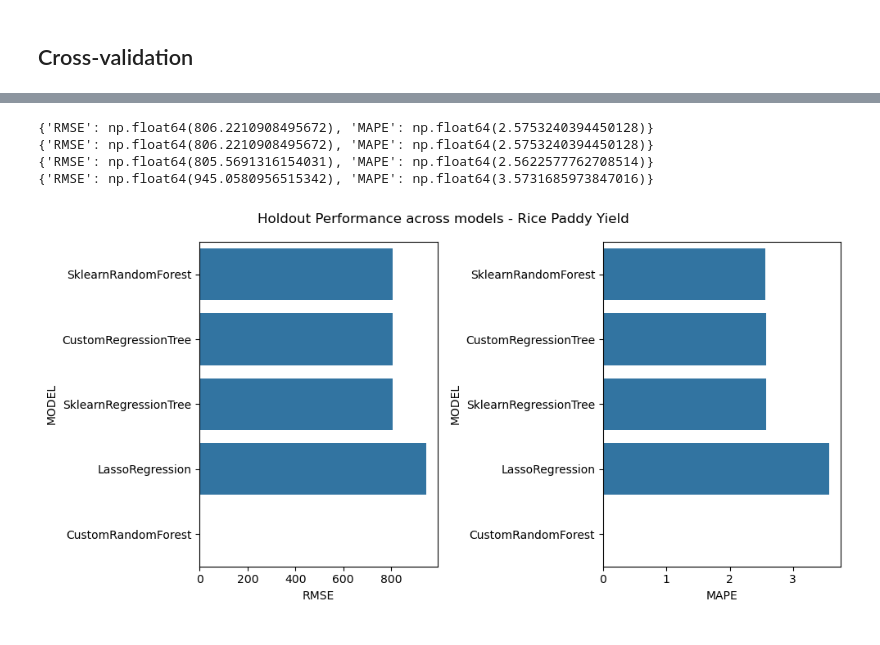
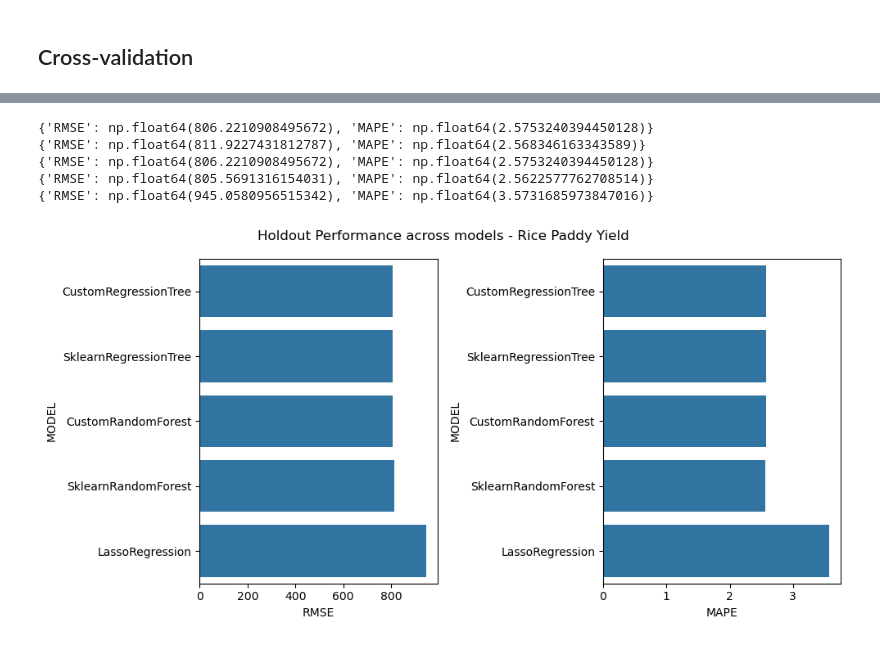
Before and after one commit to c71qu3/ml, a Jupyter notebook: assignment_2/notebooks/RicePaddyModeling.ipynb, the cells around one changed output, grey strips where cells are left out. Cells and saved outputs as stored; diff of their text form; code cells hidden in the pictures.

```diff
--- a/assignment_2/notebooks/RicePaddyModeling.ipynb
+++ b/assignment_2/notebooks/RicePaddyModeling.ipynb
@@ -605,6 +527,16 @@ custom_reg_tree_preds = custom_reg_tree_model.predict(X_test)
 custom_reg_tree_metrics = get_scores(reals=y_test, preds=custom_reg_tree_preds)
 print(custom_reg_tree_metrics)
 
+# Custom Random Forest
+params = {"max_depth":4,"min_samples_split":2}
+model = "CUSTOM_RANDOM_FOREST"
+model_name = create_model_name(model=model, params=params)
+custom_rand_forest_model = CustomRandomForest(**params, random_state=RANDOM_STATE, max_features=43)
+custom_rand_forest_model.fit(X_train, y_train)
+custom_rand_forest_preds = custom_rand_forest_model.predict(X_test)
+custom_rand_forest_metrics = get_scores(reals=y_test, preds=custom_rand_forest_preds)
+print(custom_rand_forest_metrics)
+
 # SKLearn Regression Tree
 params = {"max_depth":4, "min_samples_split":2}
 model = "SKLEARN_REGRESSION_TREE"
@@ -636,23 +568,24 @@ lasso_metrics = get_scores(reals=y_test, preds=lasso_preds)
 print(lasso_metrics)
 # %% [output]
 {'RMSE': np.float64(806.2210908495672), 'MAPE': np.float64(2.5753240394450128)}
+{'RMSE': np.float64(811.9227431812787), 'MAPE': np.float64(2.568346163343589)}
 {'RMSE': np.float64(806.2210908495672), 'MAPE': np.float64(2.5753240394450128)}
 {'RMSE': np.float64(805.5691316154031), 'MAPE': np.float64(2.5622577762708514)}
 {'RMSE': np.float64(945.0580956515342), 'MAPE': np.float64(3.5731685973847016)}
 # %%
 df_report = pd.DataFrame([
     {"MODEL": "CustomRegressionTree", "RMSE": custom_reg_tree_metrics["RMSE"], "MAPE": custom_reg_tree_metrics["MAPE"]},
     {"MODEL": "SklearnRegressionTree", "RMSE": reg_tree_metrics["RMSE"], "MAPE": reg_tree_metrics["MAPE"]},
-    {"MODEL": "CustomRandomForest", "RMSE": None, "MAPE": None},
-    {"MODEL": "SklearnRandomForest", "RMSE": rand_forest_metrics["RMSE"], "MAPE": rand_forest_metrics["MAPE"]},
+    {"MODEL": "CustomRandomForest", "RMSE": reg_tree_metrics["RMSE"], "MAPE": reg_tree_metrics["MAPE"]},
+    {"MODEL": "SklearnRandomForest", "RMSE": custom_rand_forest_metrics["RMSE"], "MAPE": custom_rand_forest_metrics["MAPE"]},
     {"MODEL": "LassoRegression", "RMSE": lasso_metrics["RMSE"], "MAPE": lasso_metrics["MAPE"]},
 ])
 df_report = df_report.sort_values(by="RMSE")
 
 fig, ax = plt.subplots(1, 2, figsize=(10,5))
 sns.barplot(data=df_report, y="MODEL", x="RMSE", ax=ax[0])
 sns.barplot(data=df_report, y="MODEL", x="MAPE", ax=ax[1])
 plt.suptitle("Holdout Performance across models - Rice Paddy Yield");
 plt.tight_layout()
 # %% [output]
-[figure, old version]
+[figure, new version]
```
Also changed, not shown: parts of 11 cells of this notebook, 4 other files.
